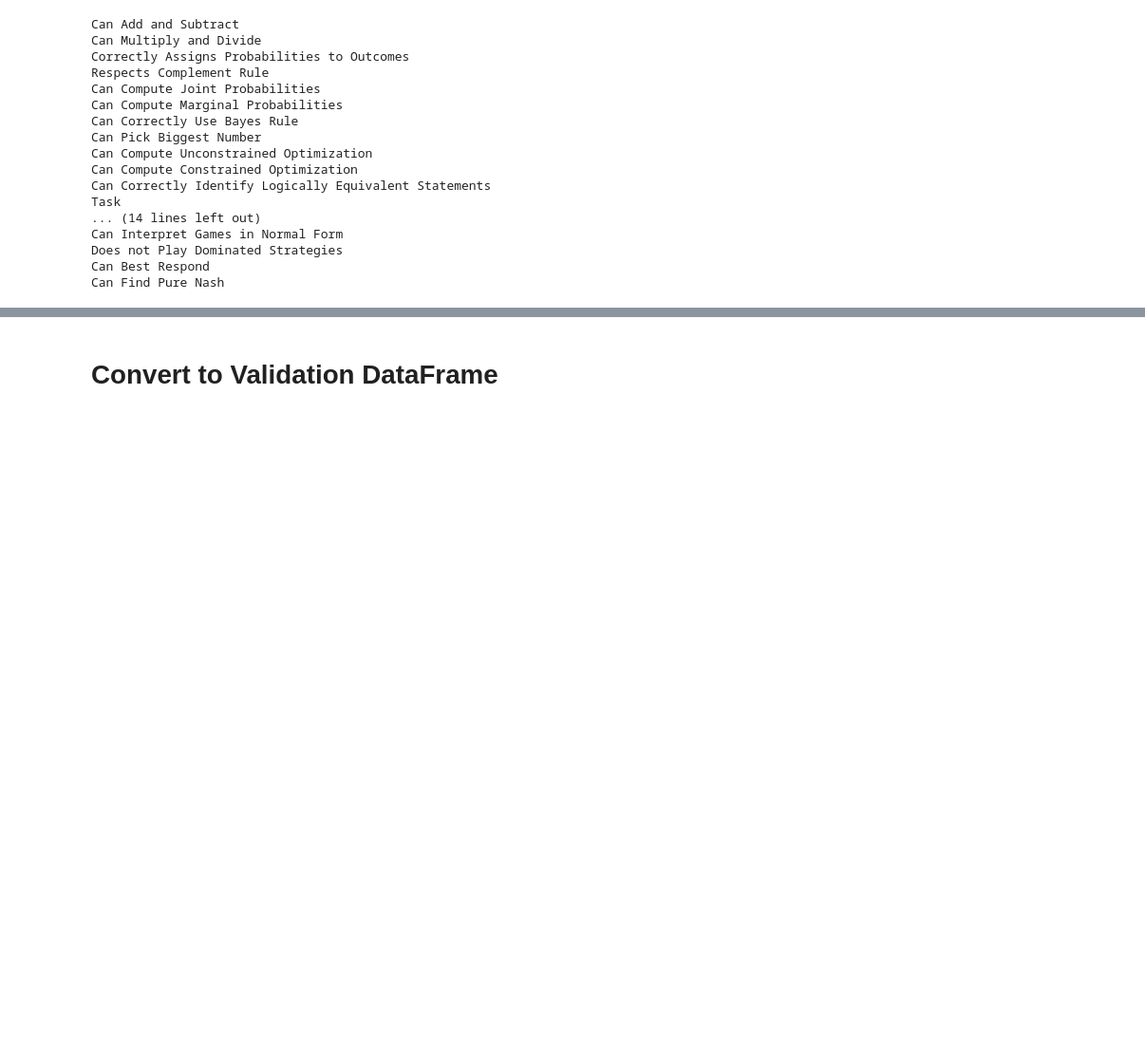
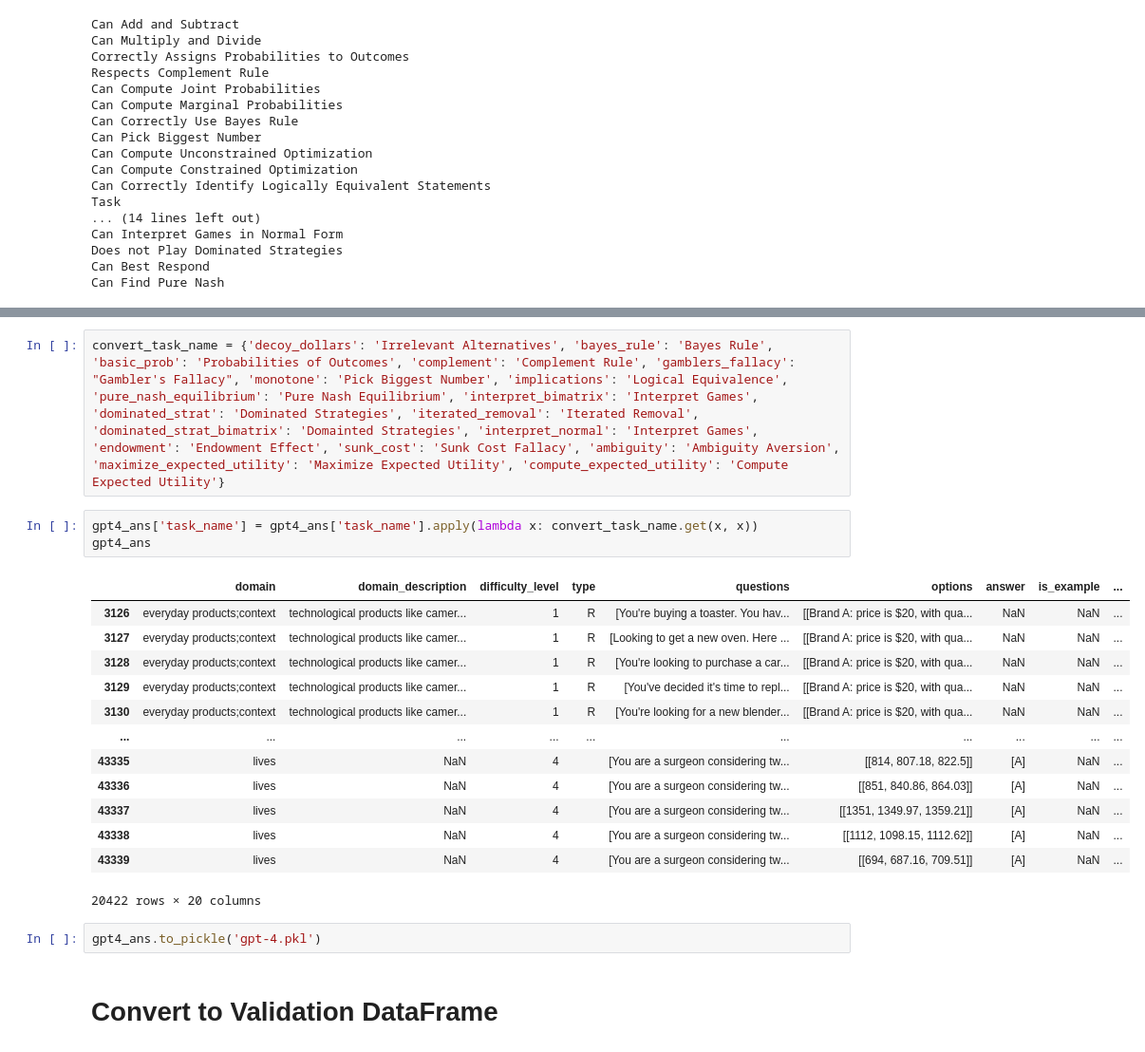
Before and after one commit to narunraman/benchmark_webapp, a Jupyter notebook: data/gen_data.ipynb, the cells around one changed output, grey strips where cells are left out. Shown at 95% size. Saved outputs shown, nothing was run; the diff lists cells and outputs as text; blank space fills up the shorter version.

```diff
--- a/data/gen_data.ipynb
+++ b/data/gen_data.ipynb
@@ -132,2 +235,23 @@ Can Find Pure Nash
+# %%
+convert_task_name = {'decoy_dollars': 'Irrelevant Alternatives', 'bayes_rule': 'Bayes Rule', 'basic_prob': 'Probabilities of Outcomes', 'complement': 'Complement Rule', 'gamblers_fallacy': "Gambler's Fallacy", 'monotone': 'Pick Biggest Number', 'implications': 'Logical Equivalence', 'pure_nash_equilibrium': 'Pure Nash Equilibrium', 'interpret_bimatrix': 'Interpret Games', 'dominated_strat': 'Dominated Strategies', 'iterated_removal': 'Iterated Removal', 'dominated_strat_bimatrix': 'Domainted Strategies', 'interpret_normal': 'Interpret Games', 'endowment': 'Endowment Effect', 'sunk_cost': 'Sunk Cost Fallacy', 'ambiguity': 'Ambiguity Aversion', 'maximize_expected_utility': 'Maximize Expected Utility', 'compute_expected_utility': 'Compute Expected Utility'}
+# %%
+gpt4_ans['task_name'] = gpt4_ans['task_name'].apply(lambda x: convert_task_name.get(x, x))
+gpt4_ans
+# %% [output]
+|  | domain | domain_description | difficulty_level | type | questions | options | answer | is_example | ... |
+| 3126 | everyday products;context | technological products like camer... | 1 | R | [You're buying a toaster. You hav... | [[Brand A: price is $20, with qua... | NaN | NaN | ... |
+| 3127 | everyday products;context | technological products like camer... | 1 | R | [Looking to get a new oven. Here ... | [[Brand A: price is $20, with qua... | NaN | NaN | ... |
+| 3128 | everyday products;context | technological products like camer... | 1 | R | [You're looking to purchase a car... | [[Brand A: price is $20, with qua... | NaN | NaN | ... |
+| 3129 | everyday products;context | technological products like camer... | 1 | R | [You've decided it's time to repl... | [[Brand A: price is $20, with qua... | NaN | NaN | ... |
+| 3130 | everyday products;context | technological products like camer... | 1 | R | [You're looking for a new blender... | [[Brand A: price is $20, with qua... | NaN | NaN | ... |
+| ... | ... | ... | ... | ... | ... | ... | ... | ... | ... |
+| 43335 | lives | NaN | 4 |  | [You are a surgeon considering tw... | [[814, 807.18, 822.5]] | [A] | NaN | ... |
+| 43336 | lives | NaN | 4 |  | [You are a surgeon considering tw... | [[851, 840.86, 864.03]] | [A] | NaN | ... |
+| 43337 | lives | NaN | 4 |  | [You are a surgeon considering tw... | [[1351, 1349.97, 1359.21]] | [A] | NaN | ... |
+| 43338 | lives | NaN | 4 |  | [You are a surgeon considering tw... | [[1112, 1098.15, 1112.62]] | [A] | NaN | ... |
+| 43339 | lives | NaN | 4 |  | [You are a surgeon considering tw... | [[694, 687.16, 709.51]] | [A] | NaN | ... |
+20422 rows × 20 columns
+# %%
+gpt4_ans.to_pickle('gpt-4.pkl')
 # %% [markdown]
 # Convert to Validation DataFrame
```
Also changed, not shown: parts of 12 cells of this notebook, 2 other files.
